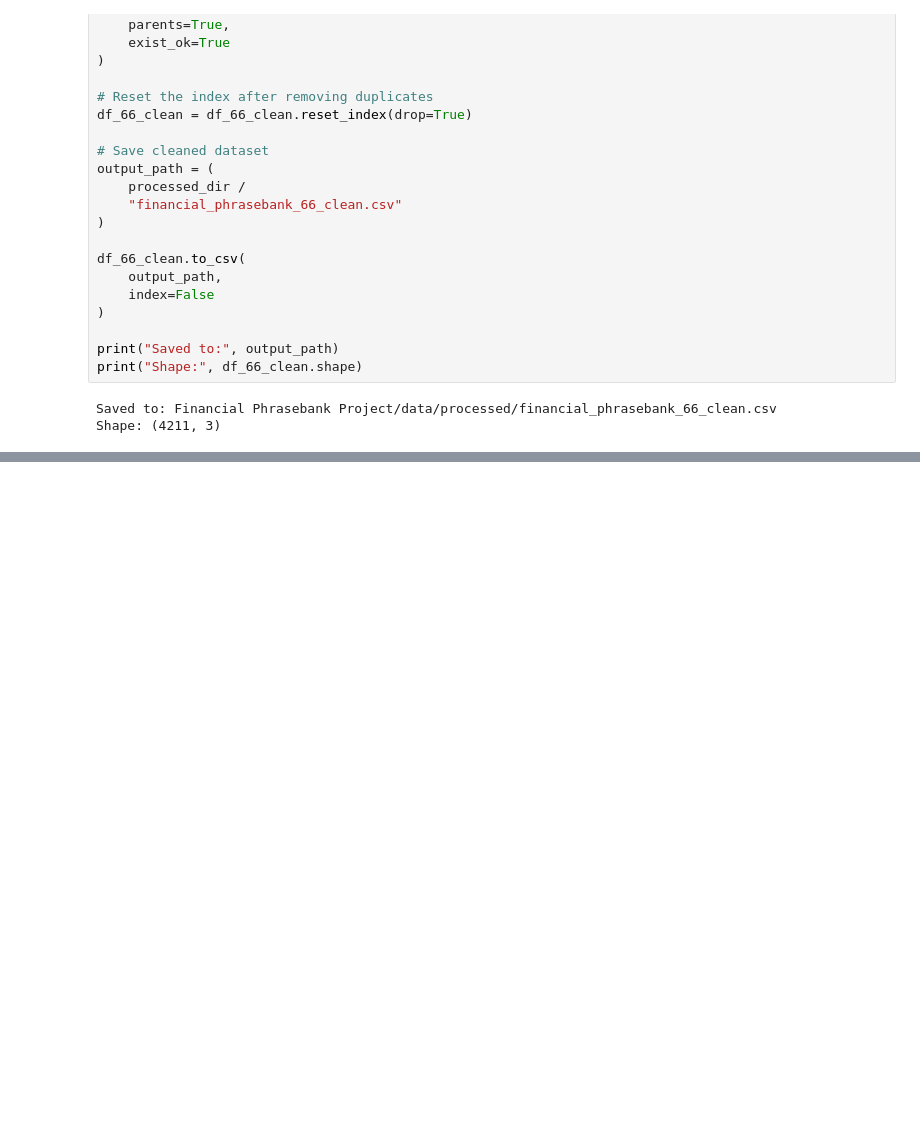
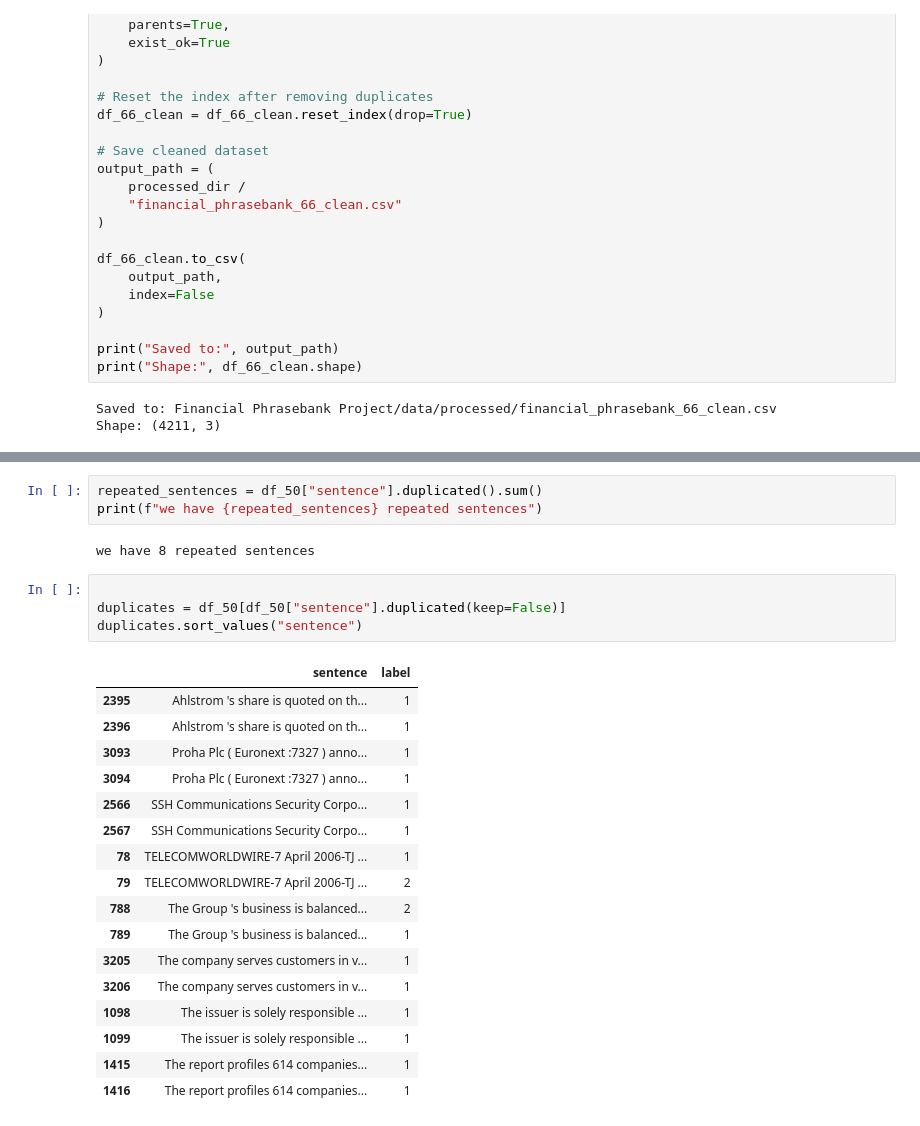
Before and after one commit to Malvern-Donga/Financial_PhraseBank, a Jupyter notebook: Financial Phrasebank Project/notebooks/01_dataset_audit.ipynb, the cells around one changed output, grey strips where cells are left out. Saved outputs shown, nothing was run; the diff lists cells and outputs as text; blank space fills up the shorter version.

```diff
--- a/Financial Phrasebank Project/notebooks/01_dataset_audit.ipynb
+++ b/Financial Phrasebank Project/notebooks/01_dataset_audit.ipynb
@@ -345,0 +361,27 @@ Shape: (4211, 3)
+# %%
+repeated_sentences = df_50["sentence"].duplicated().sum()
+print(f"we have {repeated_sentences} repeated sentences")
+# %% [output]
+we have 8 repeated sentences
+# %%
+
+duplicates = df_50[df_50["sentence"].duplicated(keep=False)]
+duplicates.sort_values("sentence")
+# %% [output]
+|  | sentence | label |
+| 2395 | Ahlstrom 's share is quoted on th... | 1 |
+| 2396 | Ahlstrom 's share is quoted on th... | 1 |
+| 3093 | Proha Plc ( Euronext :7327 ) anno... | 1 |
+| 3094 | Proha Plc ( Euronext :7327 ) anno... | 1 |
+| 2566 | SSH Communications Security Corpo... | 1 |
+| 2567 | SSH Communications Security Corpo... | 1 |
+| 78 | TELECOMWORLDWIRE-7 April 2006-TJ ... | 1 |
+| 79 | TELECOMWORLDWIRE-7 April 2006-TJ ... | 2 |
+| 788 | The Group 's business is balanced... | 2 |
+| 789 | The Group 's business is balanced... | 1 |
+| 3205 | The company serves customers in v... | 1 |
+| 3206 | The company serves customers in v... | 1 |
+| 1098 | The issuer is solely responsible ... | 1 |
+| 1099 | The issuer is solely responsible ... | 1 |
+| 1415 | The report profiles 614 companies... | 1 |
+| 1416 | The report profiles 614 companies... | 1 |
```
Also changed, not shown: parts of 10 cells of this notebook.
